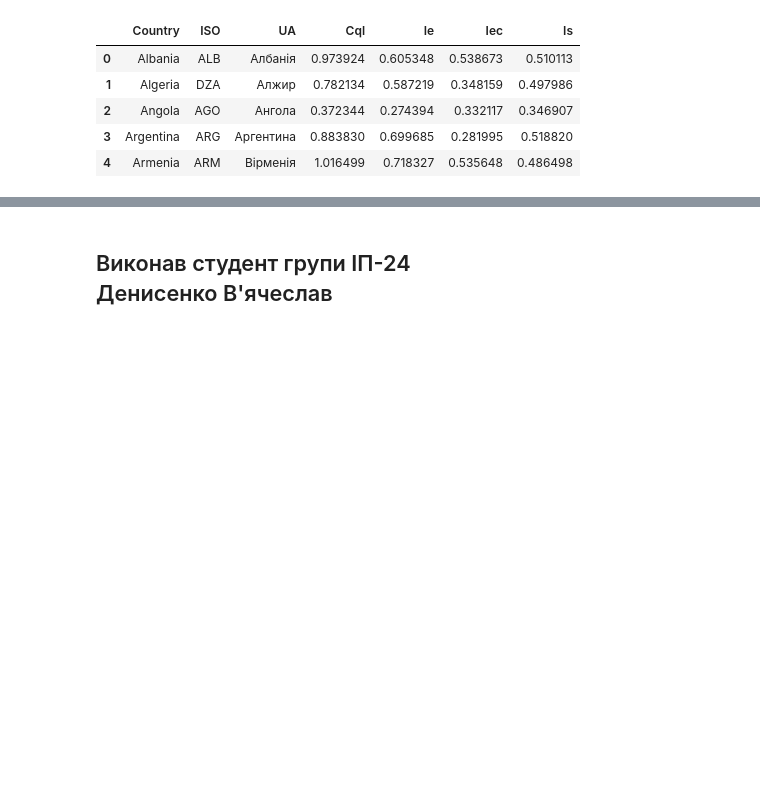
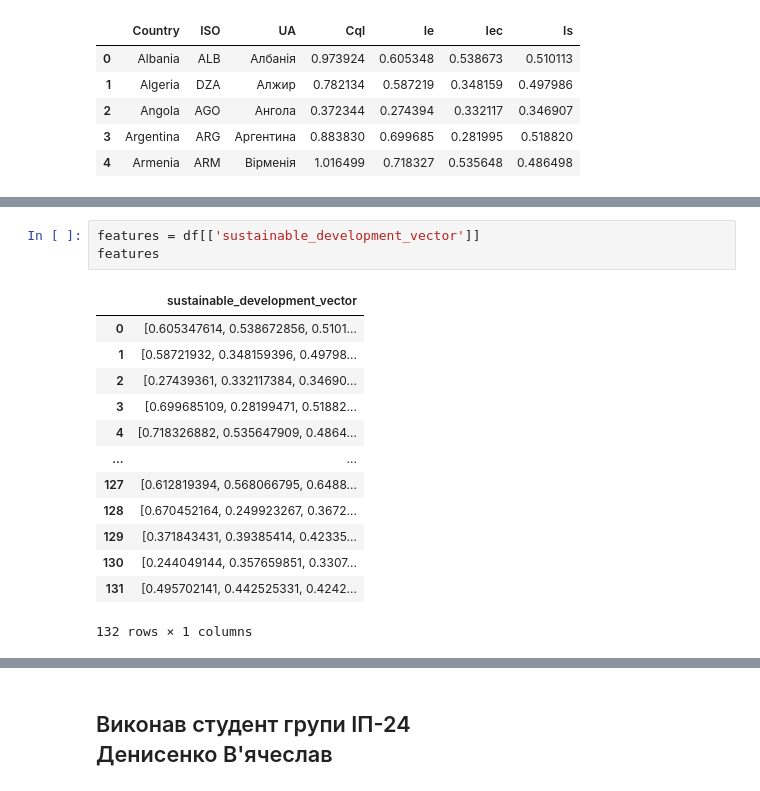
Before and after one commit to slavikDe/data_analise_labs, a Jupyter notebook: py5/DA_6_1.ipynb, the cells around one changed output, grey strips where cells are left out. Cells and saved outputs as stored; diff of their text form; blank space fills up the shorter version.

```diff
--- a/py5/DA_6_1.ipynb
+++ b/py5/DA_6_1.ipynb
@@ -468,0 +519,17 @@ df.head()
+# %%
+features = df[['sustainable_development_vector']]
+features
+# %% [output]
+|  | sustainable_development_vector |
+| 0 | [0.605347614, 0.538672856, 0.5101... |
+| 1 | [0.58721932, 0.348159396, 0.49798... |
+| 2 | [0.27439361, 0.332117384, 0.34690... |
+| 3 | [0.699685109, 0.28199471, 0.51882... |
+| 4 | [0.718326882, 0.535647909, 0.4864... |
+| ... | ... |
+| 127 | [0.612819394, 0.568066795, 0.6488... |
+| 128 | [0.670452164, 0.249923267, 0.3672... |
+| 129 | [0.371843431, 0.39385414, 0.42335... |
+| 130 | [0.244049144, 0.357659851, 0.3307... |
+| 131 | [0.495702141, 0.442525331, 0.4242... |
+132 rows × 1 columns
```
Also changed, not shown: parts of 21 cells of this notebook.
